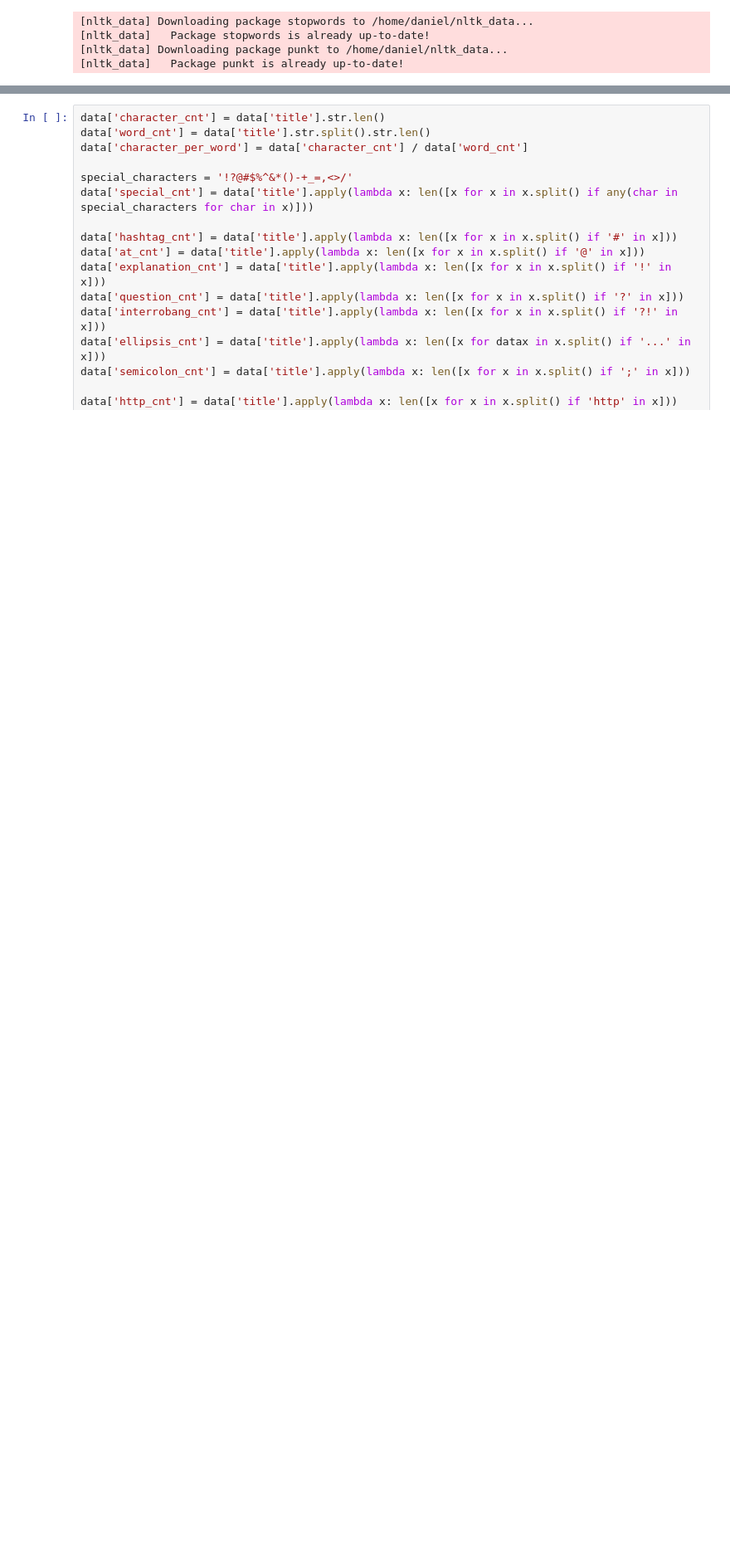
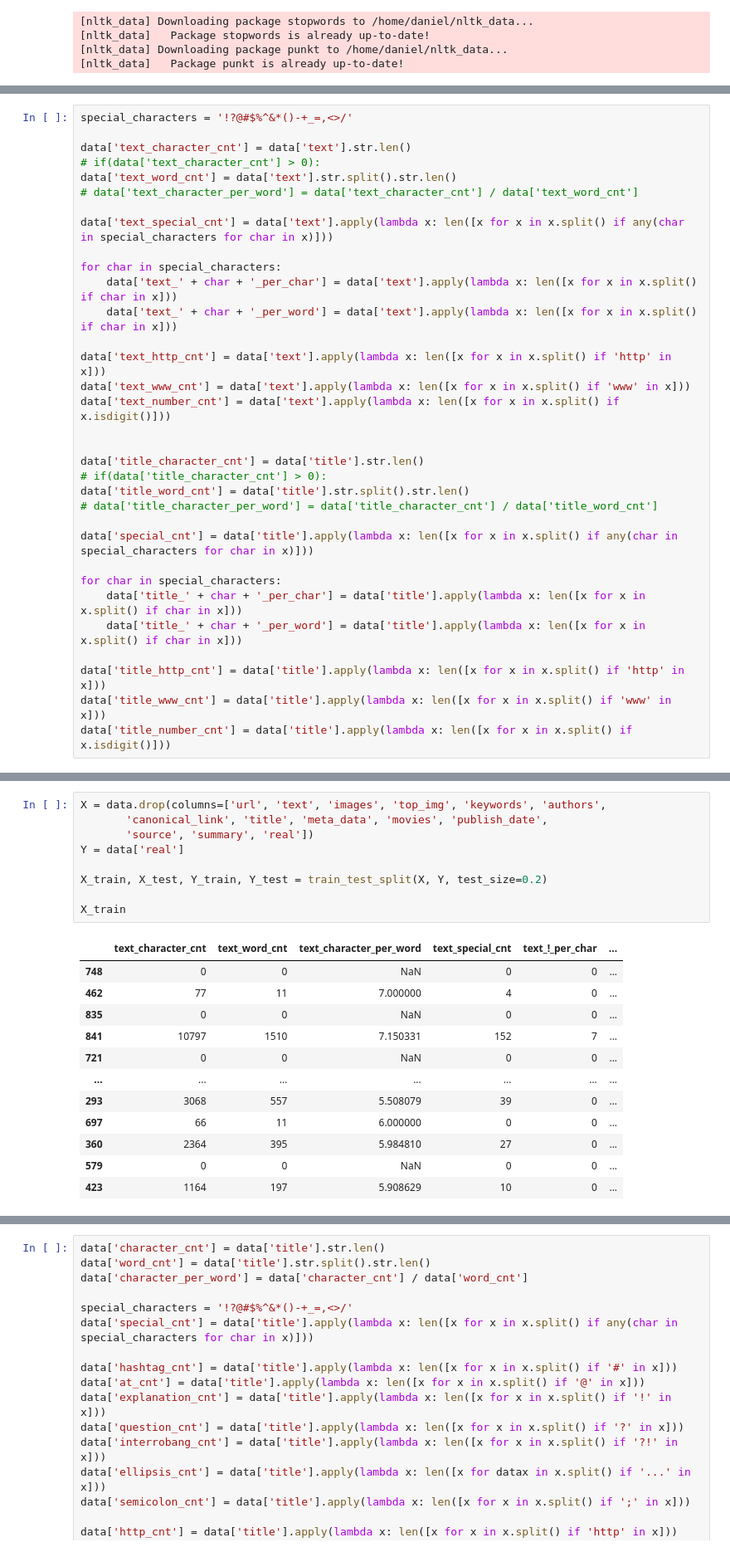
Before and after one commit to daniellgelencser/SocialMediaFactChecker, a Jupyter notebook: factChecker.ipynb, the cells around one changed output, grey strips where cells are left out. Shown at 83% size. Saved outputs shown, nothing was run; the diff lists cells and outputs as text; blank space fills up the shorter version.

```diff
--- a/factChecker.ipynb
+++ b/factChecker.ipynb
@@ -27,0 +58,33 @@ stop = stopwords.words('english')
+# %%
+special_characters = '!?@#$%^&*()-+_=,<>/'
+
+data['text_character_cnt'] = data['text'].str.len()
+# if(data['text_character_cnt'] > 0):
+data['text_word_cnt'] = data['text'].str.split().str.len()
+# data['text_character_per_word'] = data['text_character_cnt'] / data['text_word_cnt']
+
+data['text_special_cnt'] = data['text'].apply(lambda x: len([x for x in x.split() if any(char in special_characters for char in x)]))
+
+for char in special_characters:
+    data['text_' + char + '_per_char'] = data['text'].apply(lambda x: len([x for x in x.split() if char in x]))
+    data['text_' + char + '_per_word'] = data['text'].apply(lambda x: len([x for x in x.split() if char in x]))
+
+data['text_http_cnt'] = data['text'].apply(lambda x: len([x for x in x.split() if 'http' in x]))
+data['text_www_cnt'] = data['text'].apply(lambda x: len([x for x in x.split() if 'www' in x]))
+data['text_number_cnt'] = data['text'].apply(lambda x: len([x for x in x.split() if x.isdigit()]))
+
+
+data['title_character_cnt'] = data['title'].str.len()
+# if(data['title_character_cnt'] > 0):
+data['title_word_cnt'] = data['title'].str.split().str.len()
+# data['title_character_per_word'] = data['title_character_cnt'] / data['title_word_cnt']
+
+data['special_cnt'] = data['title'].apply(lambda x: len([x for x in x.split() if any(char in special_characters for char in x)]))
+
+for char in special_characters:
+    data['title_' + char + '_per_char'] = data['title'].apply(lambda x: len([x for x in x.split() if char in x]))
+    data['title_' + char + '_per_word'] = data['title'].apply(lambda x: len([x for x in x.split() if char in x]))
+
+data['title_http_cnt'] = data['title'].apply(lambda x: len([x for x in x.split() if 'http' in x]))
+data['title_www_cnt'] = data['title'].apply(lambda x: len([x for x in x.split() if 'www' in x]))
+data['title_number_cnt'] = data['title'].apply(lambda x: len([x for x in x.split() if x.isdigit()]))
@@ -27,0 +93,22 @@ stop = stopwords.words('english')
+# %%
+X = data.drop(columns=['url', 'text', 'images', 'top_img', 'keywords', 'authors',
+       'canonical_link', 'title', 'meta_data', 'movies', 'publish_date',
+       'source', 'summary', 'real'])
+Y = data['real']
+
+X_train, X_test, Y_train, Y_test = train_test_split(X, Y, test_size=0.2)
+
+X_train
+# %% [output]
+|  | text_character_cnt | text_word_cnt | text_character_per_word | text_special_cnt | text_!_per_char | ... |
+| 748 | 0 | 0 | NaN | 0 | 0 | ... |
+| 462 | 77 | 11 | 7.000000 | 4 | 0 | ... |
+| 835 | 0 | 0 | NaN | 0 | 0 | ... |
+| 841 | 10797 | 1510 | 7.150331 | 152 | 7 | ... |
+| 721 | 0 | 0 | NaN | 0 | 0 | ... |
+| ... | ... | ... | ... | ... | ... | ... |
+| 293 | 3068 | 557 | 5.508079 | 39 | 0 | ... |
+| 697 | 66 | 11 | 6.000000 | 0 | 0 | ... |
+| 360 | 2364 | 395 | 5.984810 | 27 | 0 | ... |
+| 579 | 0 | 0 | NaN | 0 | 0 | ... |
+| 423 | 1164 | 197 | 5.908629 | 10 | 0 | ... |
```
Also changed, not shown: parts of 10 cells of this notebook, 4 other files.
